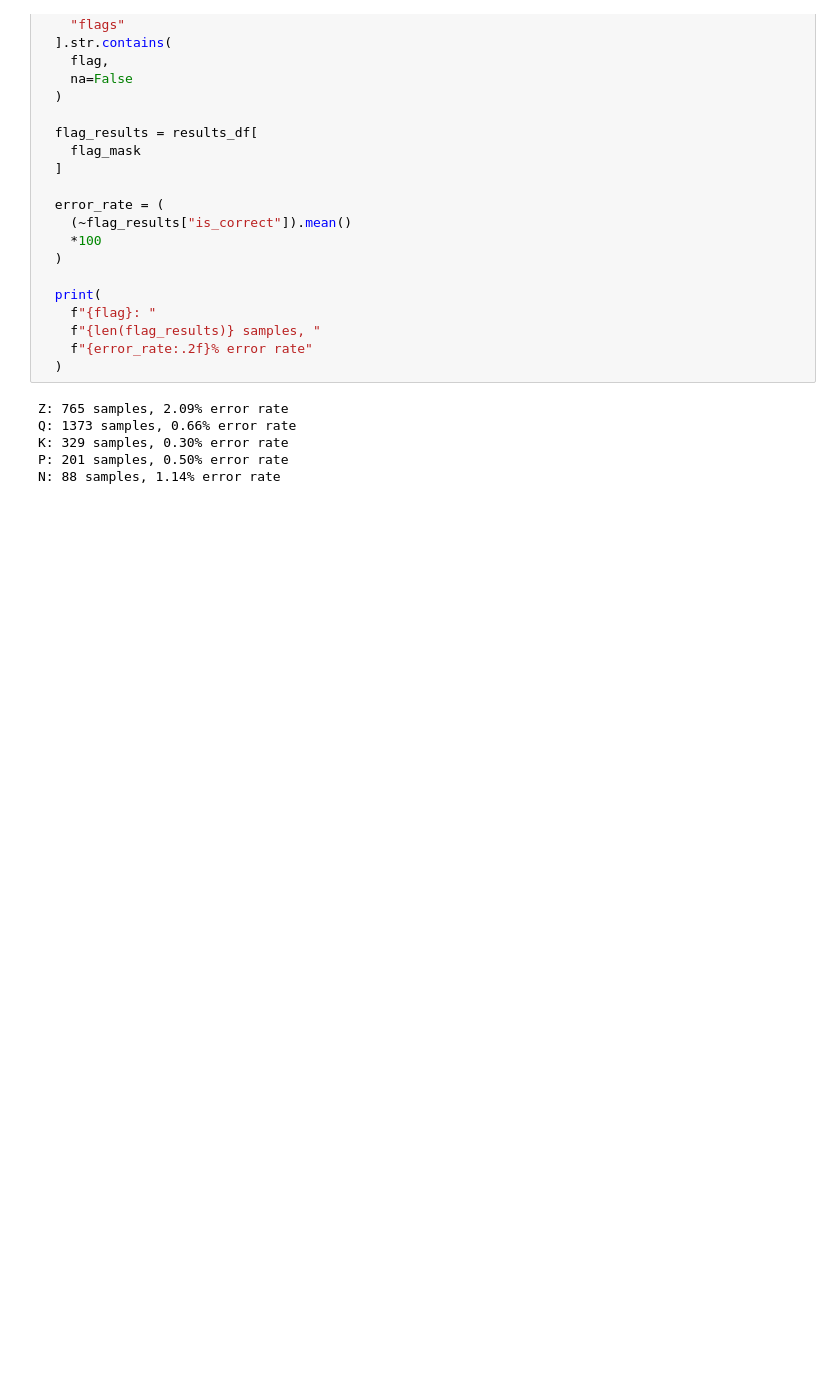
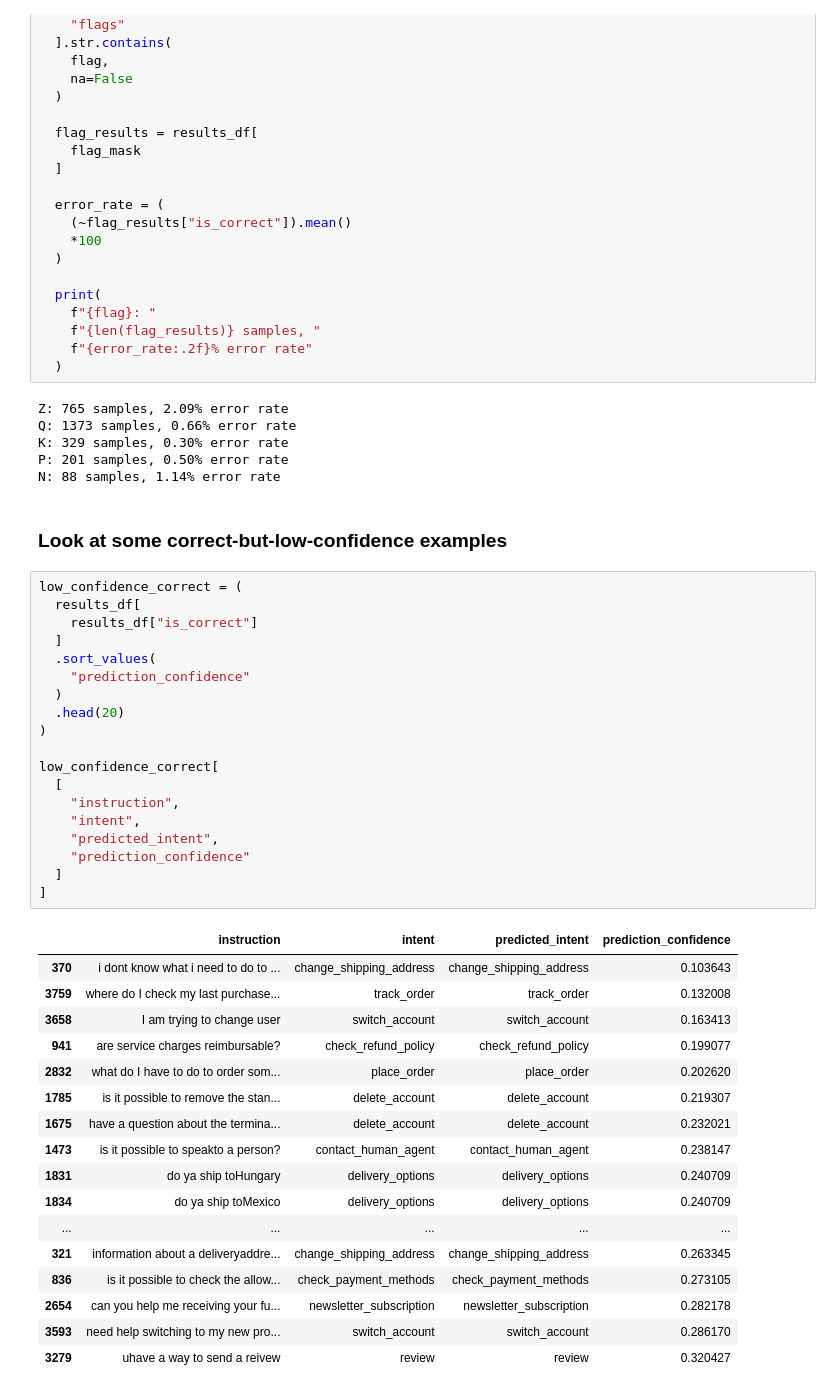
Before and after one commit to ribhupramanik/ResolveAI, a Jupyter notebook: notebooks/02_baseline_models.ipynb, the cells around one changed output. Cells and saved outputs as stored; diff of their text form; blank space fills up the shorter version.

Commit message:
Studying correct but low confidence predictions

```diff
--- a/notebooks/02_baseline_models.ipynb
+++ b/notebooks/02_baseline_models.ipynb
@@ -439,3 +439,42 @@ Q: 1373 samples, 0.66% error rate
 K: 329 samples, 0.30% error rate
 P: 201 samples, 0.50% error rate
 N: 88 samples, 1.14% error rate
+# %% [markdown]
+### Look at some correct-but-low-confidence examples
+# %%
+low_confidence_correct = (
+  results_df[
+    results_df["is_correct"]
+  ]
+  .sort_values(
+    "prediction_confidence"
+  )
+  .head(20)
+)
+
+low_confidence_correct[
+  [
+    "instruction",
+    "intent",
+    "predicted_intent",
+    "prediction_confidence"
+  ]
+]
+# %% [output]
+|  | instruction | intent | predicted_intent | prediction_confidence |
+| 370 | i dont know what i need to do to ... | change_shipping_address | change_shipping_address | 0.103643 |
+| 3759 | where do I check my last purchase... | track_order | track_order | 0.132008 |
+| 3658 | I am trying to change user | switch_account | switch_account | 0.163413 |
+| 941 | are service charges reimbursable? | check_refund_policy | check_refund_policy | 0.199077 |
+| 2832 | what do I have to do to order som... | place_order | place_order | 0.202620 |
+| 1785 | is it possible to remove the stan... | delete_account | delete_account | 0.219307 |
+| 1675 | have a question about the termina... | delete_account | delete_account | 0.232021 |
+| 1473 | is it possible to speakto a person? | contact_human_agent | contact_human_agent | 0.238147 |
+| 1831 | do ya ship toHungary | delivery_options | delivery_options | 0.240709 |
+| 1834 | do ya ship toMexico | delivery_options | delivery_options | 0.240709 |
+| ... | ... | ... | ... | ... |
+| 321 | information about a deliveryaddre... | change_shipping_address | change_shipping_address | 0.263345 |
+| 836 | is it possible to check the allow... | check_payment_methods | check_payment_methods | 0.273105 |
+| 2654 | can you help me receiving your fu... | newsletter_subscription | newsletter_subscription | 0.282178 |
+| 3593 | need help switching to my new pro... | switch_account | switch_account | 0.286170 |
+| 3279 | uhave a way to send a reivew | review | review | 0.320427 |
```
